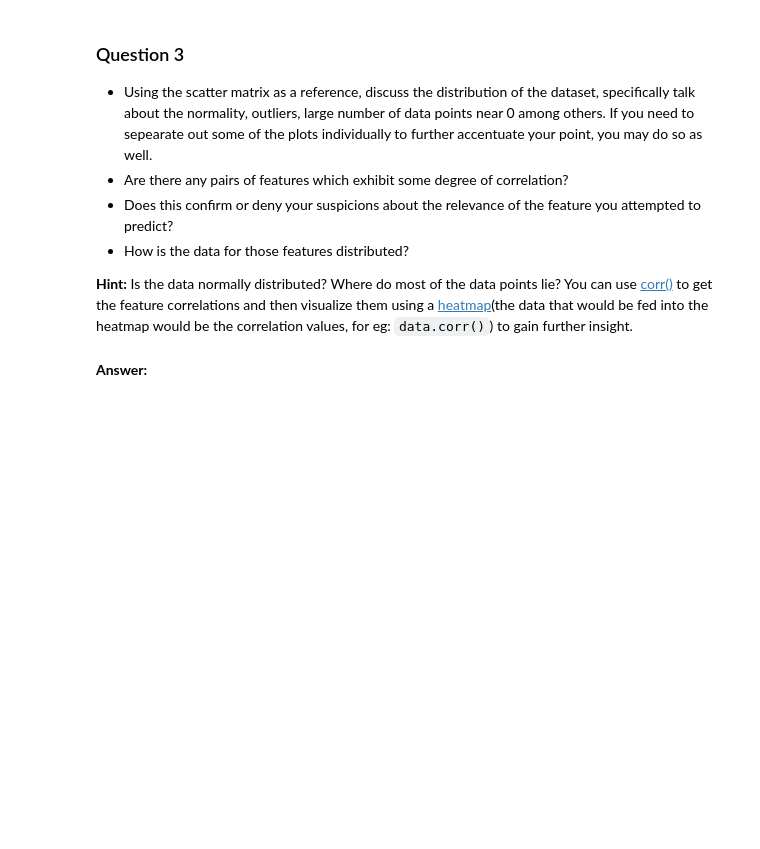
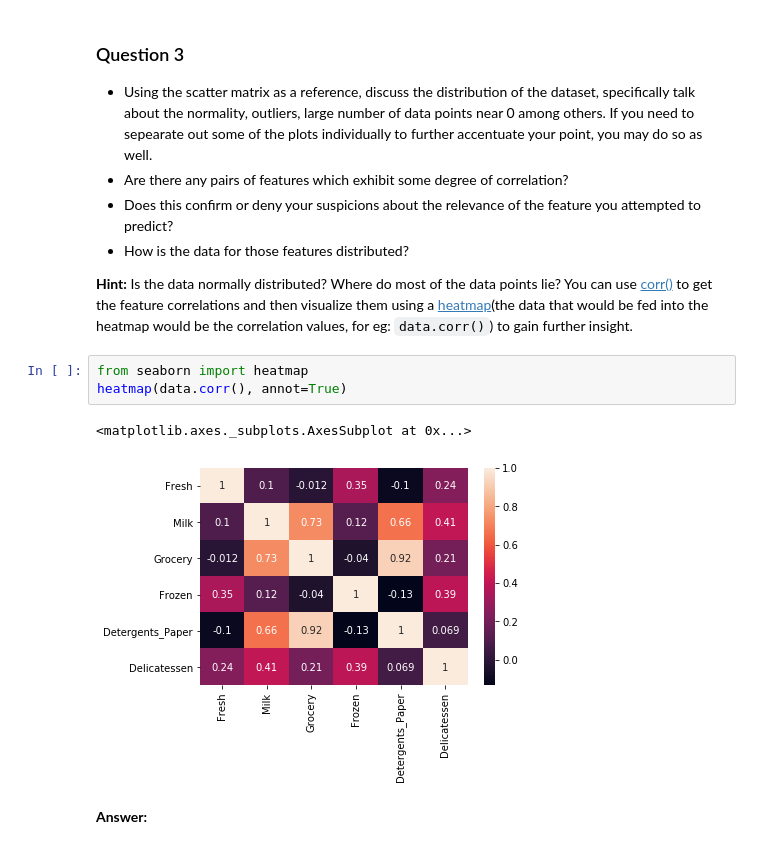
Before and after one commit to afobo/machine-learning, a Jupyter notebook: projects/customer_segments/customer_segments.ipynb, the cells around one changed output. Saved outputs shown, nothing was run; the diff lists cells and outputs as text; blank space fills up the shorter version.

```diff
--- a/projects/customer_segments/customer_segments.ipynb
+++ b/projects/customer_segments/customer_segments.ipynb
@@ -159,6 +159,12 @@ scatter_matrix(data, alpha = 0.3, figsize = (14,8), diagonal = 'kde');
 * How is the data for those features distributed?
 
 **Hint:** Is the data normally distributed? Where do most of the data points lie? You can use [corr()](https://pandas.pydata.org/pandas-docs/stable/generated/pandas.DataFrame.corr.html) to get the feature correlations and then visualize them using a [heatmap](http://seaborn.pydata.org/generated/seaborn.heatmap.html)(the data that would be fed into the heatmap would be the correlation values, for eg: `data.corr()`) to gain further insight.
+# %%
+from seaborn import heatmap
+heatmap(data.corr(), annot=True)
+# %% [output]
+<matplotlib.axes._subplots.AxesSubplot at 0x...>
+[figure, added]
 # %% [markdown]
 **Answer:**
 # %% [markdown]
```
Also changed, not shown: parts of 12 cells of this notebook.
